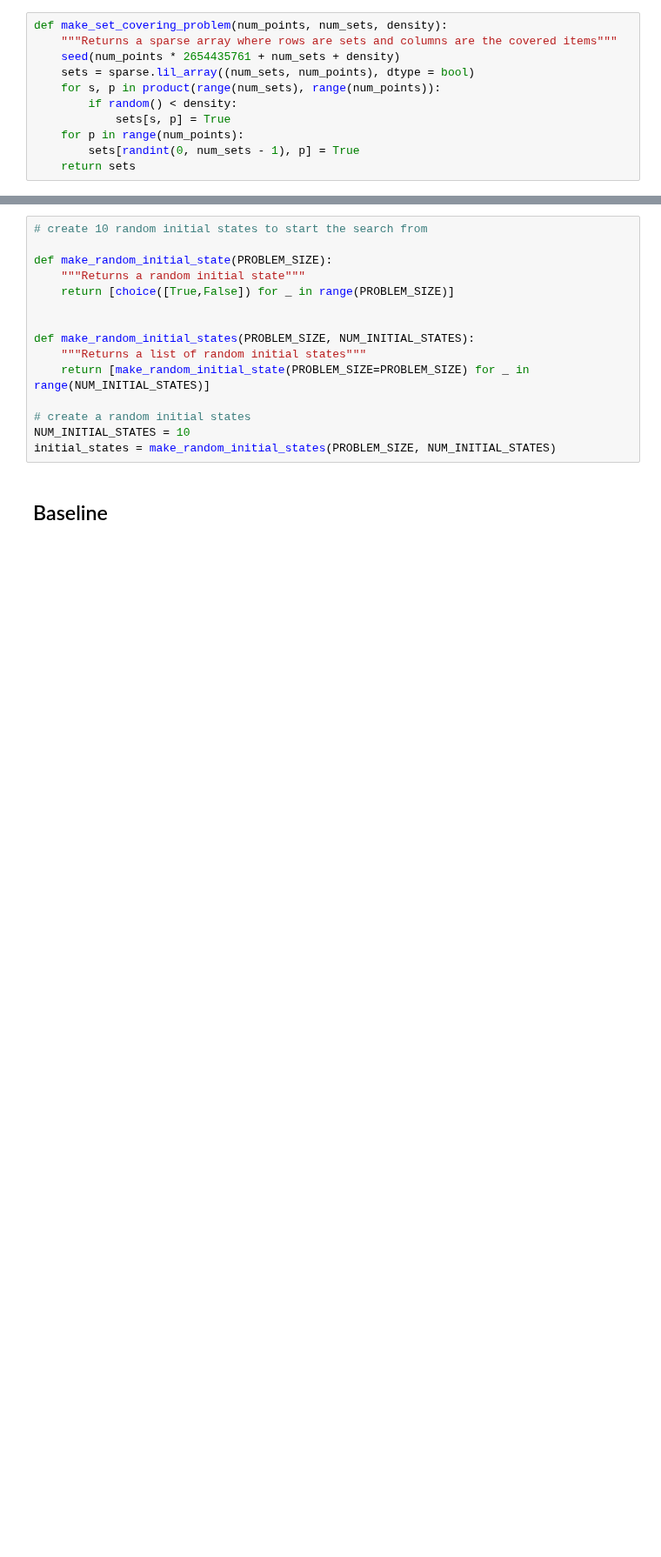
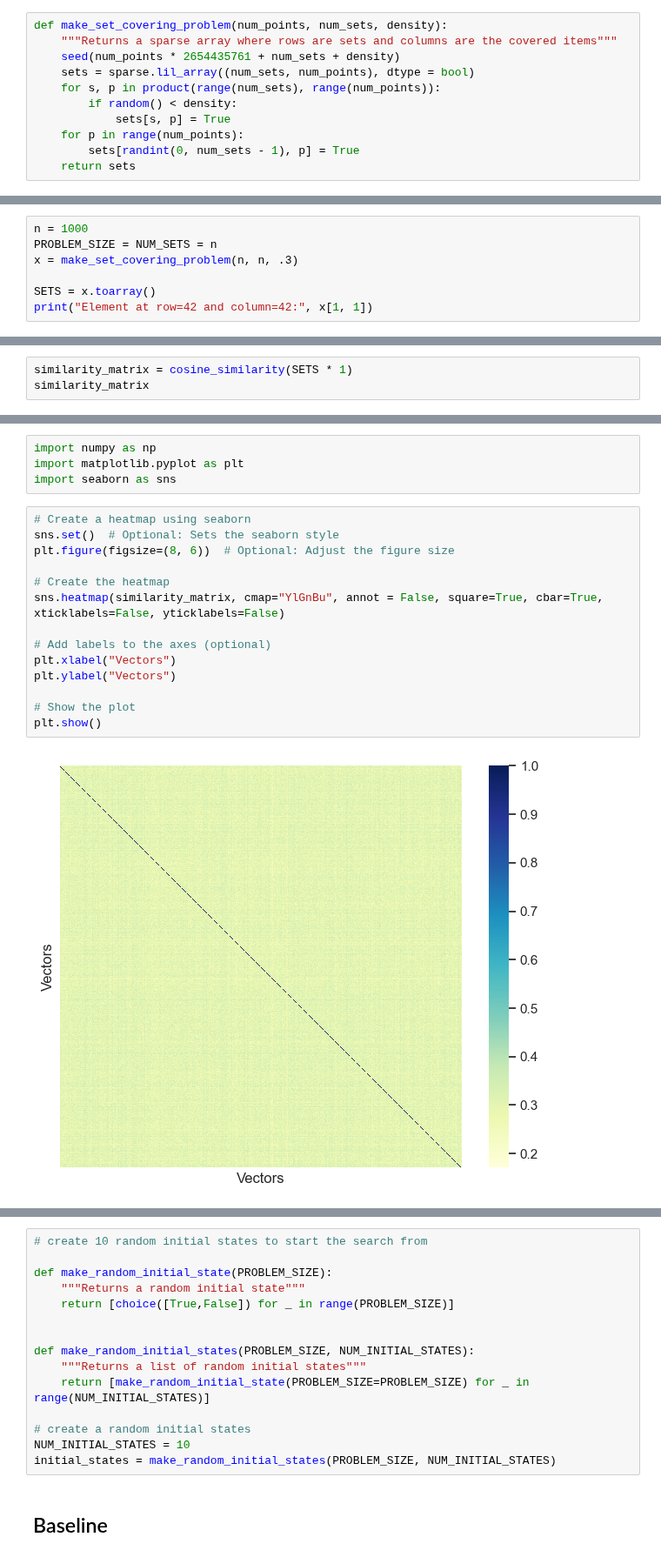
Before and after one commit to Mattizza/CompInt2324, a Jupyter notebook: Halloween_Challenge/Halloween.ipynb, the cells around one changed output, grey strips where cells are left out. Shown at 87% size. Saved outputs shown, nothing was run; the diff lists cells and outputs as text; blank space fills up the shorter version.

```diff
--- a/Halloween_Challenge/Halloween.ipynb
+++ b/Halloween_Challenge/Halloween.ipynb
@@ -56,0 +294,7 @@ def make_set_covering_problem(num_points, num_sets, density):
+# %%
+n = 1000
+PROBLEM_SIZE = NUM_SETS = n
+x = make_set_covering_problem(n, n, .3)
+
+SETS = x.toarray()
+print("Element at row=42 and column=42:", x[1, 1])
@@ -56,0 +303,3 @@ def make_set_covering_problem(num_points, num_sets, density):
+# %%
+similarity_matrix = cosine_similarity(SETS * 1)
+similarity_matrix
@@ -56,0 +320,20 @@ def make_set_covering_problem(num_points, num_sets, density):
+# %%
+import numpy as np
+import matplotlib.pyplot as plt
+import seaborn as sns
+# %%
+# Create a heatmap using seaborn
+sns.set()  # Optional: Sets the seaborn style
+plt.figure(figsize=(8, 6))  # Optional: Adjust the figure size
+
+# Create the heatmap
+sns.heatmap(similarity_matrix, cmap="YlGnBu", annot = False, square=True, cbar=True, xticklabels=False, yticklabels=False)
+
+# Add labels to the axes (optional)
+plt.xlabel("Vectors")
+plt.ylabel("Vectors")
+
+# Show the plot
+plt.show()
+# %% [output]
+[figure, added]
```
Also changed, not shown: parts of 49 cells of this notebook.
